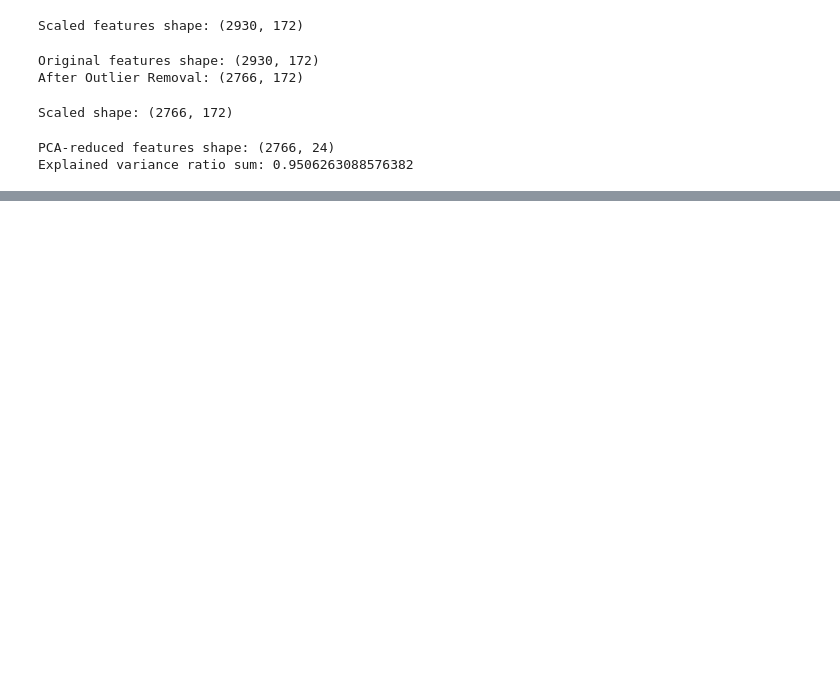
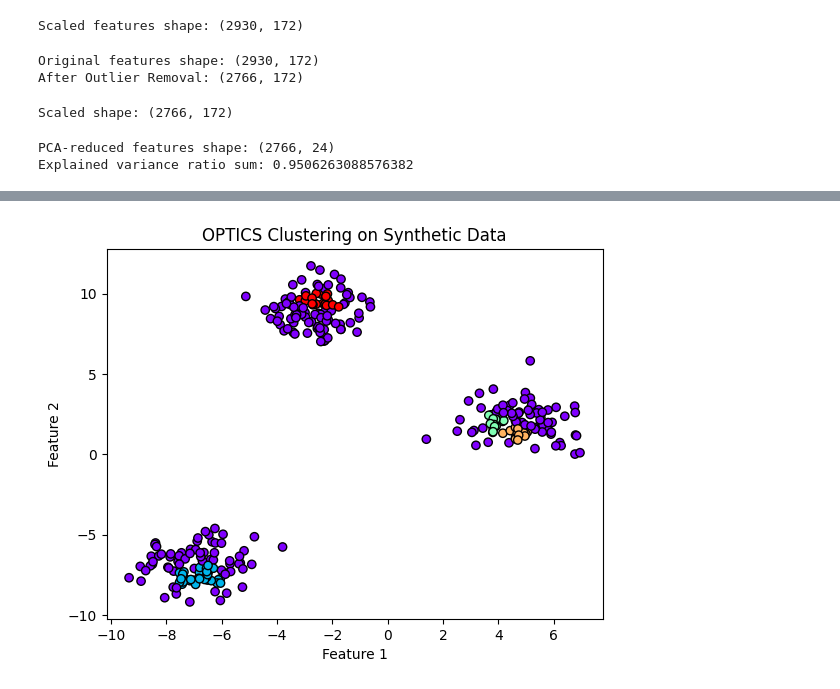
Before and after one commit to shetuchowdhury17/kdd, a Jupyter notebook: ames_outliers_pca.ipynb, the cells around one changed output, grey strips where cells are left out. Drawn from its saved outputs; the diff is of its cells as text; code cells hidden in the pictures; blank space fills up the shorter version.

```diff
--- a/ames_outliers_pca.ipynb
+++ b/ames_outliers_pca.ipynb
@@ -219,3 +219,20 @@ Optics runtime: 9.4527 seconds
+# %%
+import matplotlib.pyplot as plt
+from sklearn.datasets import make_blobs
+X_new, _ = make_blobs(n_samples=300, centers=3, random_state=42)
+
+clustering = OPTICS(min_samples=5, xi=0.05, min_cluster_size=0.05)
+clustering.fit(X_new)
+
+labels = clustering.labels_
+
+plt.scatter(X_new[:, 0], X_new[:, 1], c=labels, cmap='rainbow', edgecolor='k')
+plt.title("OPTICS Clustering on Synthetic Data")
+plt.xlabel("Feature 1")
+plt.ylabel("Feature 2")
+plt.show()
+# %% [output]
+[figure, added]
 # %%
 import csv
 
```
Also changed, not shown: parts of 8 cells of this notebook, 16 other files.
